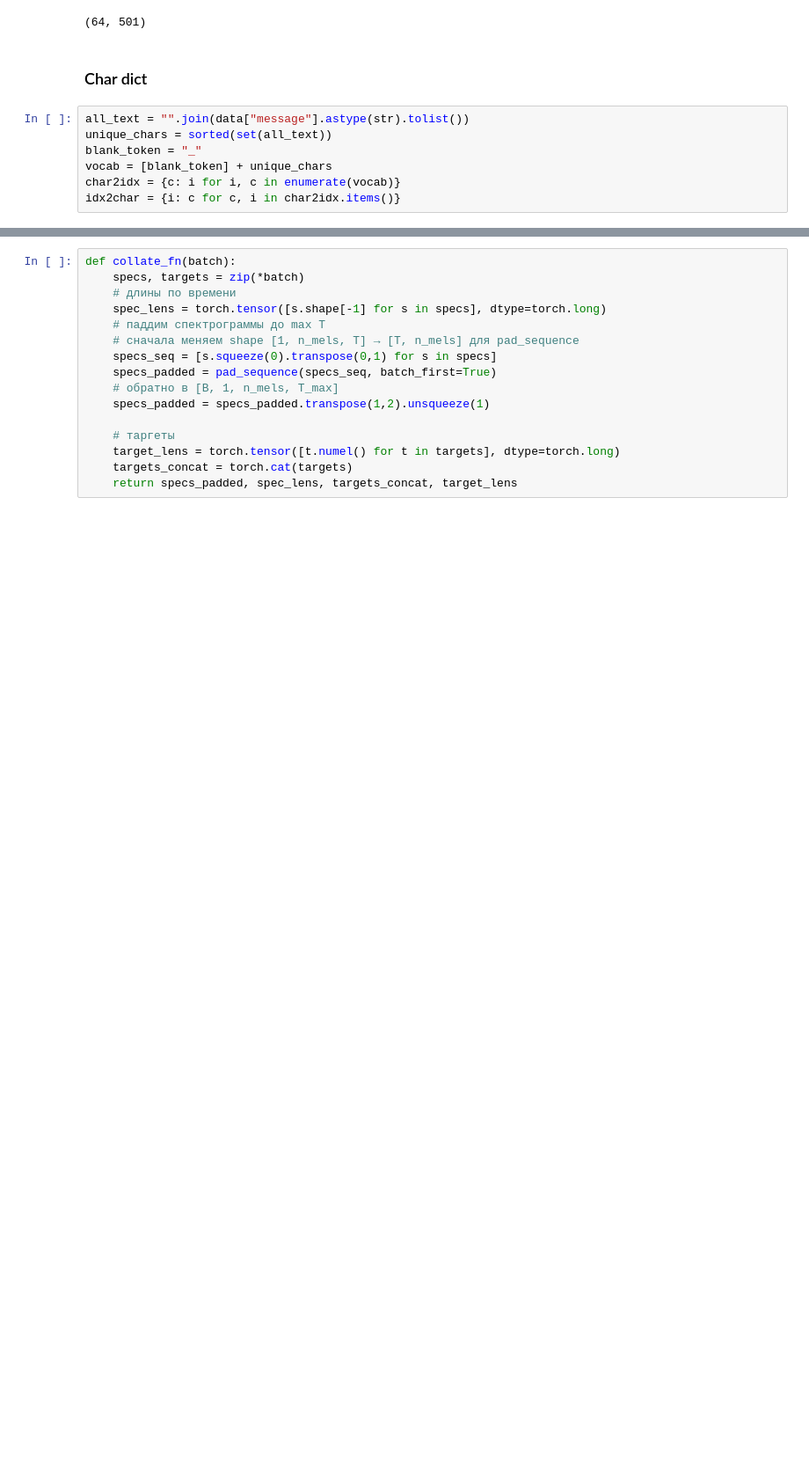
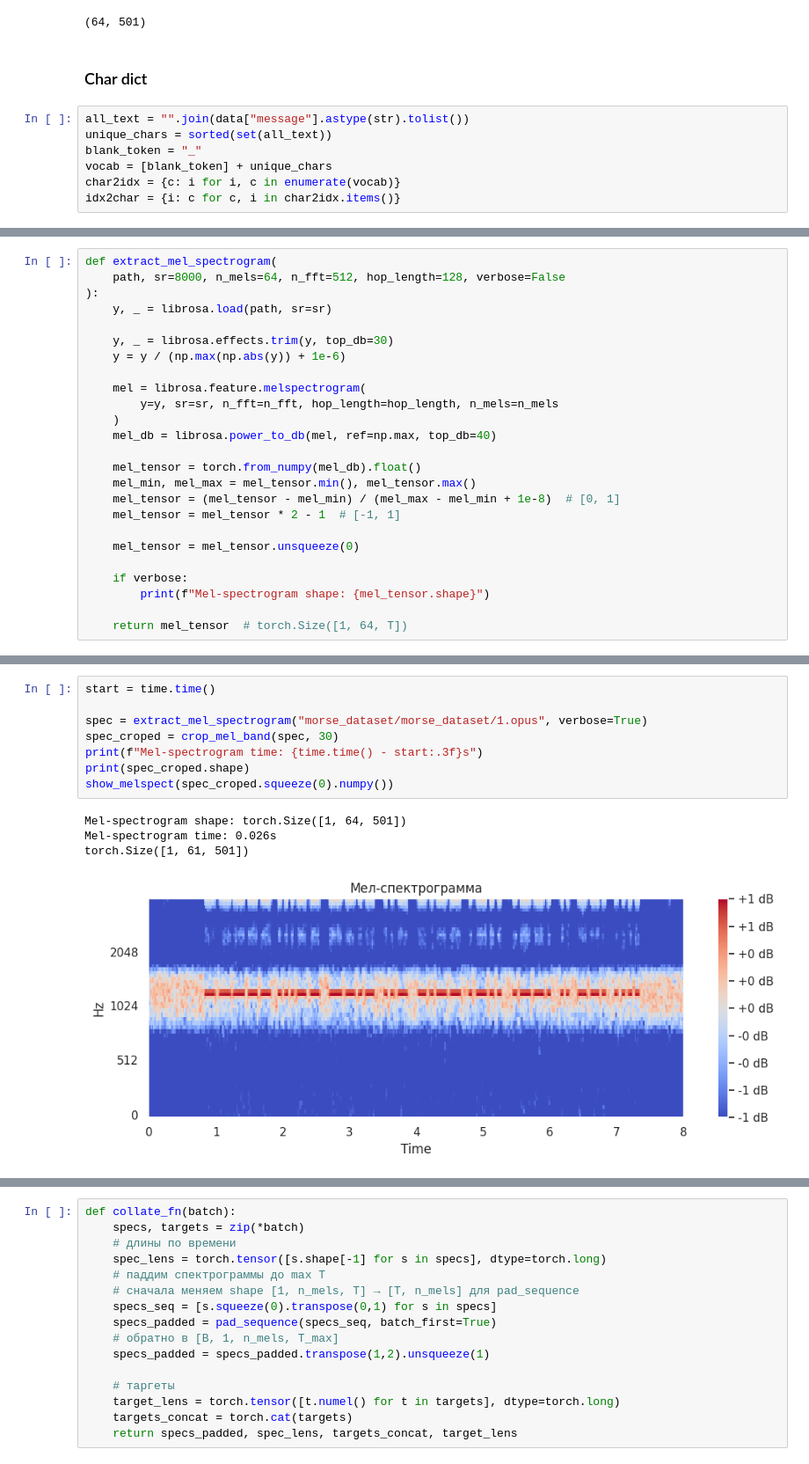
Before and after one commit to Valikpp/ds-training-tasks, a Jupyter notebook: kontur/morse-decoder/main.ipynb, the cells around one changed output, grey strips where cells are left out. Shown at 88% size. Cells and saved outputs as stored; diff of their text form; blank space fills up the shorter version.

```diff
--- a/kontur/morse-decoder/main.ipynb
+++ b/kontur/morse-decoder/main.ipynb
@@ -108,0 +127,25 @@ Mel-spectrogram time: 0.059s
+# %%
+def extract_mel_spectrogram(
+    path, sr=8000, n_mels=64, n_fft=512, hop_length=128, verbose=False
+):
+    y, _ = librosa.load(path, sr=sr)
+
+    y, _ = librosa.effects.trim(y, top_db=30)
+    y = y / (np.max(np.abs(y)) + 1e-6)
+
+    mel = librosa.feature.melspectrogram(
+        y=y, sr=sr, n_fft=n_fft, hop_length=hop_length, n_mels=n_mels
+    )
+    mel_db = librosa.power_to_db(mel, ref=np.max, top_db=40)
+
+    mel_tensor = torch.from_numpy(mel_db).float()
+    mel_min, mel_max = mel_tensor.min(), mel_tensor.max()
+    mel_tensor = (mel_tensor - mel_min) / (mel_max - mel_min + 1e-8)  # [0, 1]
+    mel_tensor = mel_tensor * 2 - 1  # [-1, 1]
+
+    mel_tensor = mel_tensor.unsqueeze(0)
+
+    if verbose:
+        print(f"Mel-spectrogram shape: {mel_tensor.shape}")
+
+    return mel_tensor  # torch.Size([1, 64, T])
@@ -109,3 +178,16 @@ Mel-spectrogram time: 0.059s
+# %%
+start = time.time()
+
+spec = extract_mel_spectrogram("morse_dataset/morse_dataset/1.opus", verbose=True)
+spec_croped = crop_mel_band(spec, 30)
+print(f"Mel-spectrogram time: {time.time() - start:.3f}s")
+print(spec_croped.shape)
+show_melspect(spec_croped.squeeze(0).numpy())
+# %% [output]
+Mel-spectrogram shape: torch.Size([1, 64, 501])
+Mel-spectrogram time: 0.026s
+torch.Size([1, 61, 501])
+[figure, added]
 # %%
 from torch.utils.data import Dataset, DataLoader
 from torch.nn.utils.rnn import pad_sequence
```
Also changed, not shown: parts of 17 cells of this notebook.
